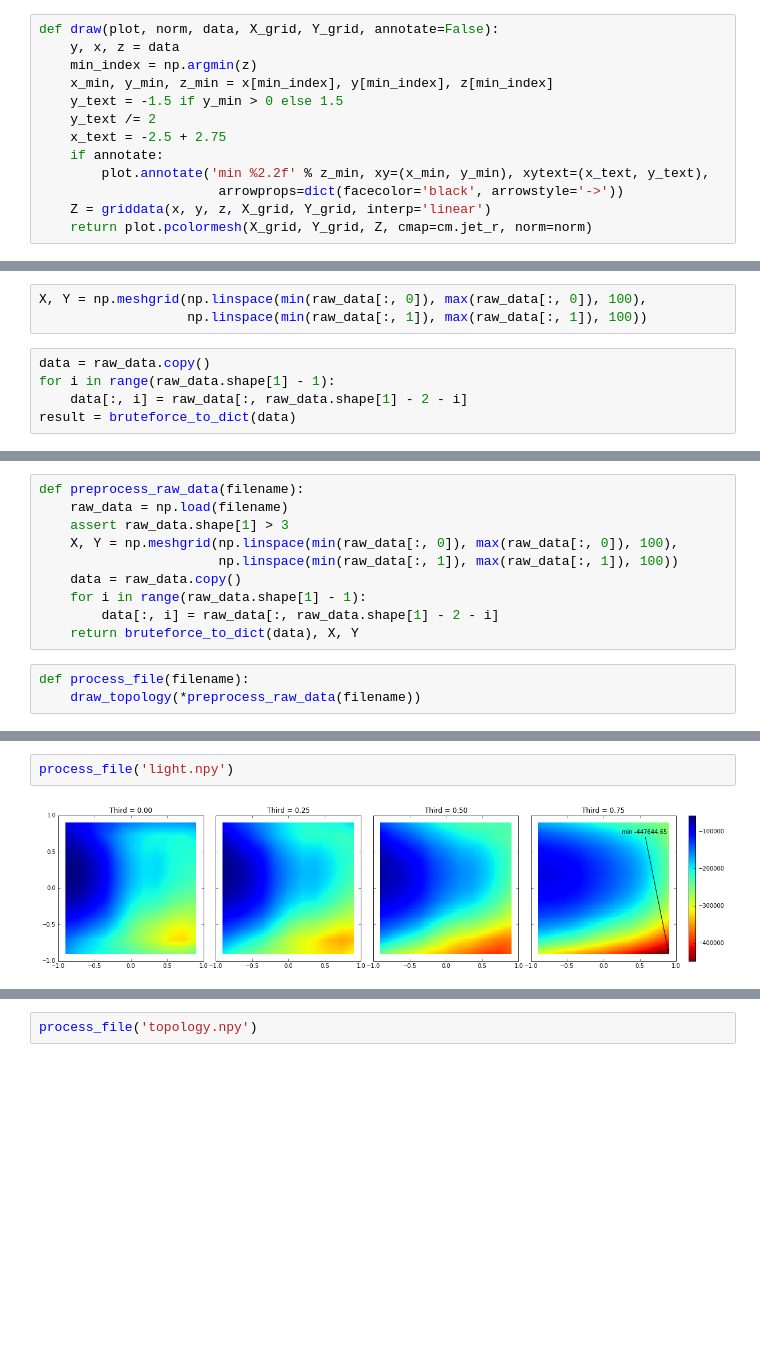
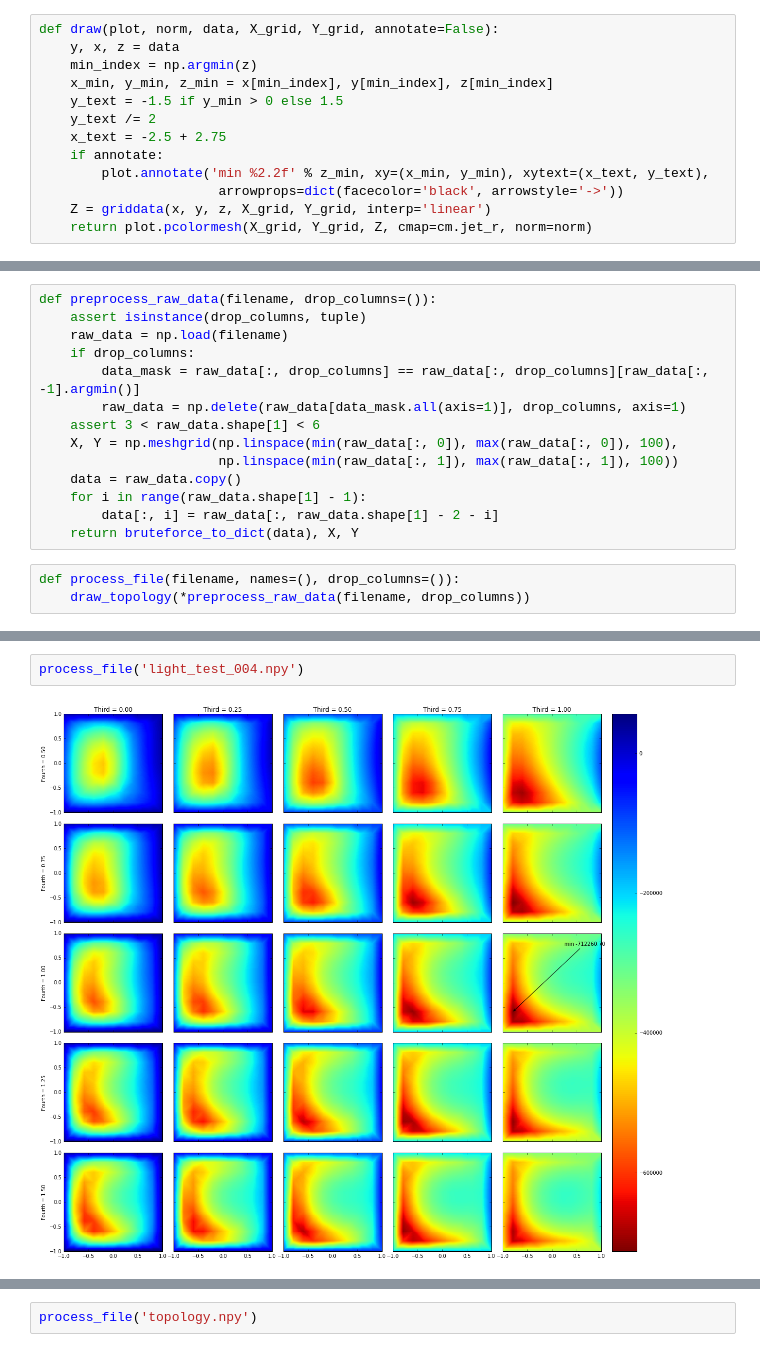
Before and after one commit to definability/mfm, a Jupyter notebook: notebooks/topology.ipynb, the cells around one changed output, grey strips where cells are left out. Cells and saved outputs as stored; diff of their text form; blank space fills up the shorter version.

Commit message:
Using another parameters for topology view

```diff
--- a/notebooks/topology.ipynb
+++ b/notebooks/topology.ipynb
@@ -125,8 +118,0 @@ assert raw_data.shape[1] > 3
-# %%
-X, Y = np.meshgrid(np.linspace(min(raw_data[:, 0]), max(raw_data[:, 0]), 100),
-                   np.linspace(min(raw_data[:, 1]), max(raw_data[:, 1]), 100))
-# %%
-data = raw_data.copy()
-for i in range(raw_data.shape[1] - 1):
-    data[:, i] = raw_data[:, raw_data.shape[1] - 2 - i]
-result = bruteforce_to_dict(data)
@@ -135,7 +119,11 @@ result = bruteforce_to_dict(data)
 # %%
-def preprocess_raw_data(filename):
+def preprocess_raw_data(filename, drop_columns=()):
+    assert isinstance(drop_columns, tuple)
     raw_data = np.load(filename)
-    assert raw_data.shape[1] > 3
+    if drop_columns:
+        data_mask = raw_data[:, drop_columns] == raw_data[:, drop_columns][raw_data[:, -1].argmin()]
+        raw_data = np.delete(raw_data[data_mask.all(axis=1)], drop_columns, axis=1)
+    assert 3 < raw_data.shape[1] < 6
     X, Y = np.meshgrid(np.linspace(min(raw_data[:, 0]), max(raw_data[:, 0]), 100),
                        np.linspace(min(raw_data[:, 1]), max(raw_data[:, 1]), 100))
     data = raw_data.copy()
@@ -143,5 +131,5 @@ def preprocess_raw_data(filename):
         data[:, i] = raw_data[:, raw_data.shape[1] - 2 - i]
     return bruteforce_to_dict(data), X, Y
 # %%
-def process_file(filename):
-    draw_topology(*preprocess_raw_data(filename))
+def process_file(filename, names=(), drop_columns=()):
+    draw_topology(*preprocess_raw_data(filename, drop_columns))
@@ -148,4 +144,4 @@ def process_file(filename):
 # %%
-process_file('light.npy')
+process_file('light_test_004.npy')
 # %% [output]
-[figure, old version]
+[figure, new version]
```
Also changed, not shown: parts of 9 cells of this notebook.
